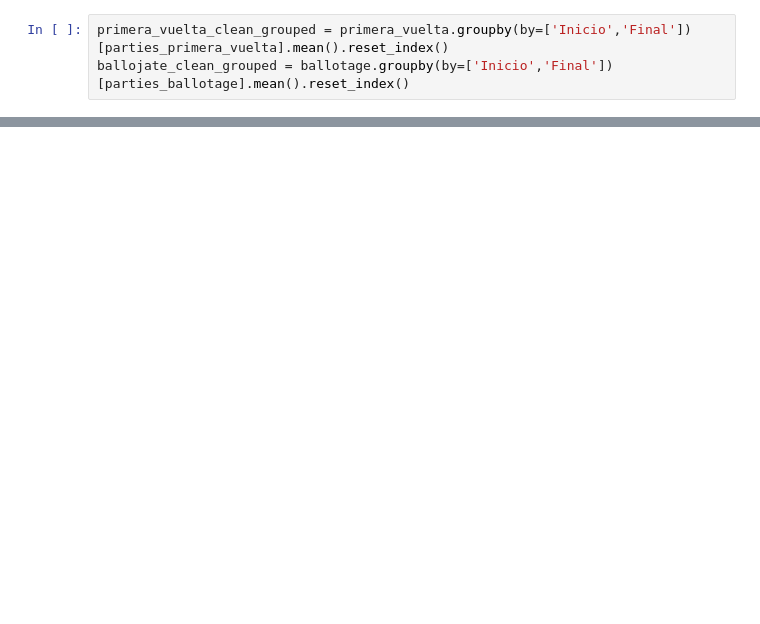
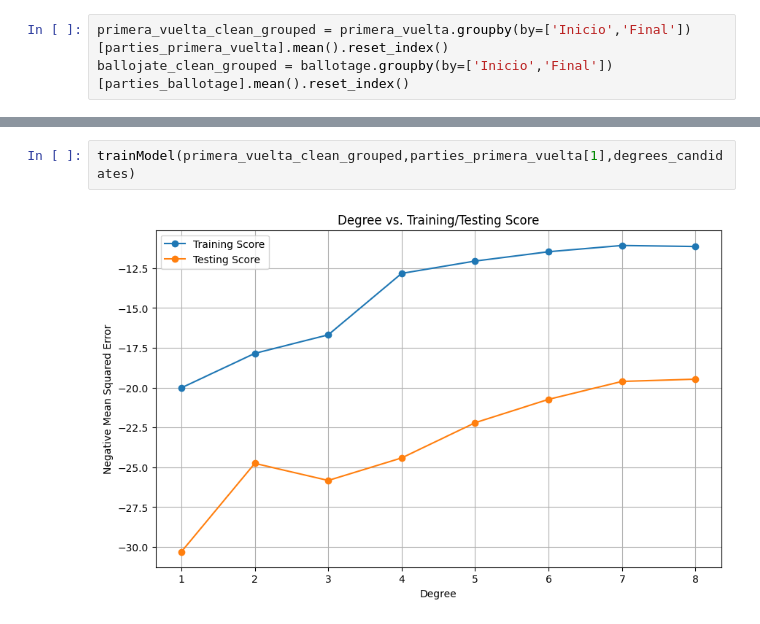
Before and after one commit to 0sc4rL0pez/elecciones2023-arg, a Jupyter notebook: Elecciones + IA/modeling/polynomial_surveys/plotting.ipynb, the cells around one changed output, grey strips where cells are left out. Saved outputs shown, nothing was run; the diff lists cells and outputs as text; blank space fills up the shorter version.

```diff
--- a/Elecciones + IA/modeling/polynomial_surveys/plotting.ipynb
+++ b/Elecciones + IA/modeling/polynomial_surveys/plotting.ipynb
@@ -63,0 +89,4 @@ MSE on testing set: 20.761553264922796
+# %%
+trainModel(primera_vuelta_clean_grouped,parties_primera_vuelta[1],degrees_candidates)
+# %% [output]
+[figure, added]
```
Also changed, not shown: parts of 21 cells of this notebook, 8 other files.
